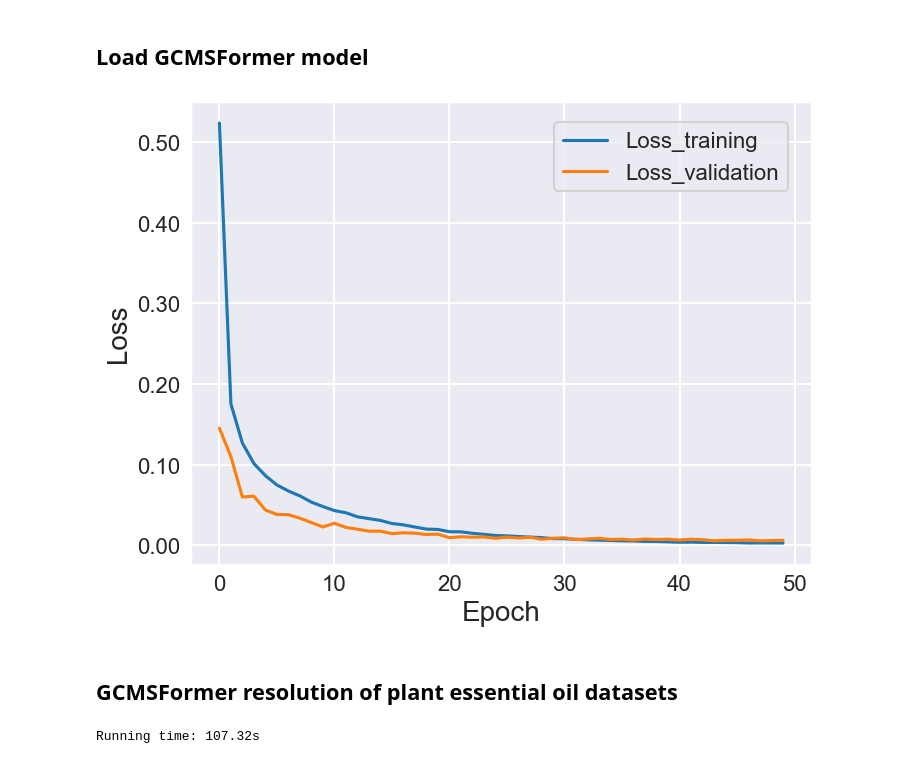
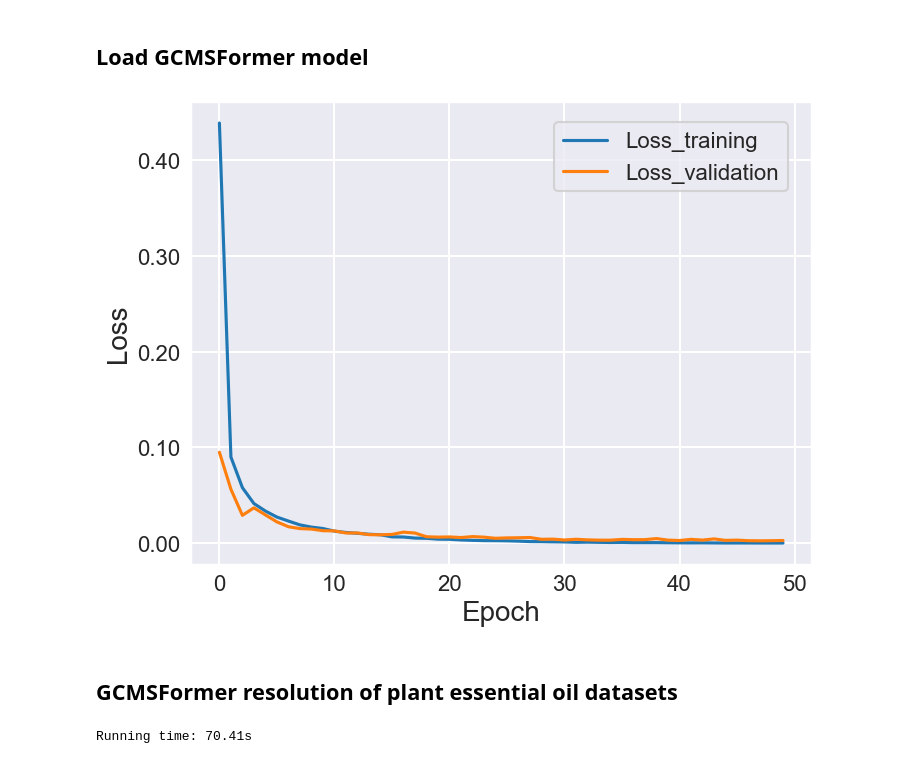
Before and after one commit to zxguocsu/GCMSFormer, a Jupyter notebook: test.ipynb, the cells around one changed output. Saved outputs shown, nothing was run; the diff lists cells and outputs as text; code cells hidden in the pictures.

```diff
--- a/test.ipynb
+++ b/test.ipynb
@@ -17,7 +17,7 @@ import pandas as pd
 # %% [markdown]
 ## Load the Library
 # %%
-with open('Library/tgt_vacob.pk', 'rb') as file_1:
+with open('./Library/tgt_vacob.pk', 'rb') as file_1:
      tgt_vacob = pickle.load(file_1)
 # %% [markdown]
 ## Load GCMSFormer model
@@ -28,35 +28,35 @@ model_name='GCMSFormer'
 loss_name='loss'
 mz_range = (1, 1000)
 if check_model(model_path + '/' + model_name, model_path + '/' + loss_name):
     # load model
     m_state_dict = torch.load(model_path + '/' + model_name + '.pt')
-    model = make_model(tgt_vacob, N=7, d_model=1000, d_ff=1024, h=8, dropout=0.1)
+    model = make_model(tgt_vacob, N=3, d_model=1000, d_ff=1024, h=8, dropout=0.1)
     model.load_state_dict(m_state_dict)
     # load loss
     with open(model_path + '/' + loss_name +'.pk', 'rb') as file_1:
          loss = pickle.load(file_1)
     plot_loss(loss)
 else:
     para = {'name': 'Library/spectra.msp',   # can be downloaded in Release
             'mz_range': mz_range,
             'aug_num': 30000,
             'layer_num': 6,
             'batch': 20,
             'epoch': 50,
             'lr': 0.0001,
             'head': 5,
             'model_path': model_path,
             'model_name': model_name,
             'loss_name': loss_name}
     # Generating Dataset
     TRAIN, VALID, TEST, tgt_vacob = gen_datasets(para)
     # Train model
     model, Loss = train_model(para,TRAIN, VALID, tgt_vacob)
     plot_loss(Loss)
     # Test model
     score=evaluate_model(model,TEST,tgt_vacob,int(max(para['mz_range'])))
 # %% [output]
-[figure, old version]
+[figure, new version]
 # %% [markdown]
 ## GCMSFormer resolution of plant essential oil datasets
 # %%
@@ -82,4 +82,4 @@ else:
 end = time.time()
 print("Running time: %.2fs"%(end - start))
 # %% [output]
-Running time: 107.32s
+Running time: 70.41s
```
Also changed, not shown: 4 other files.
